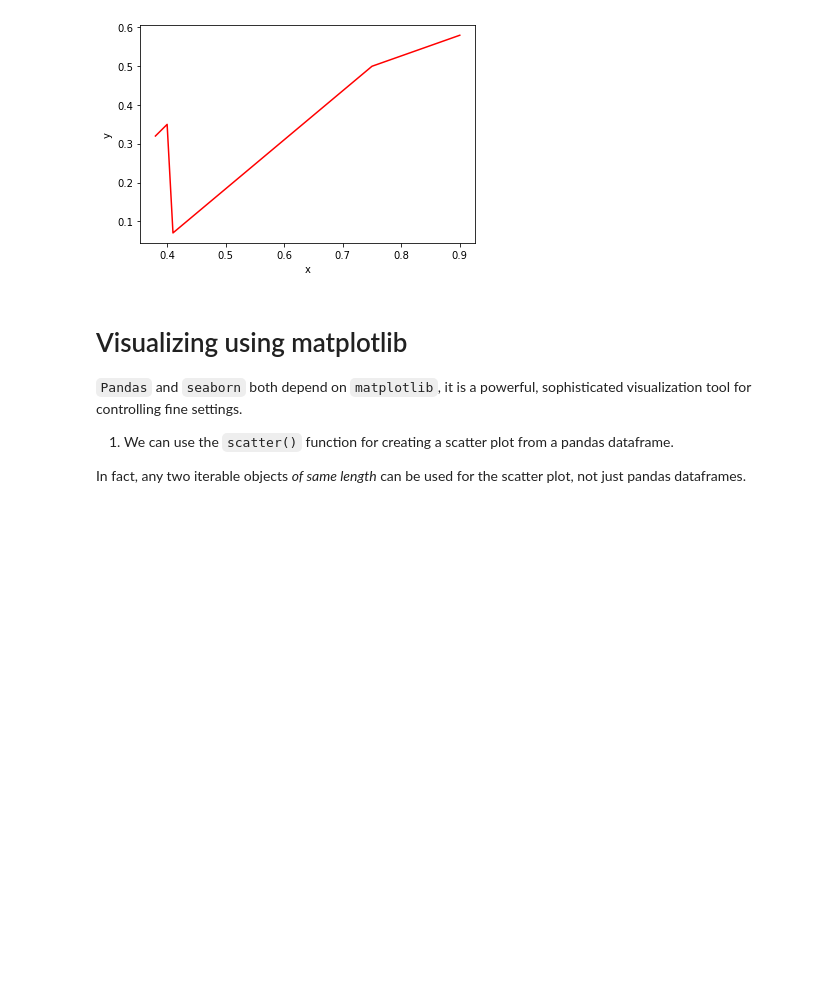
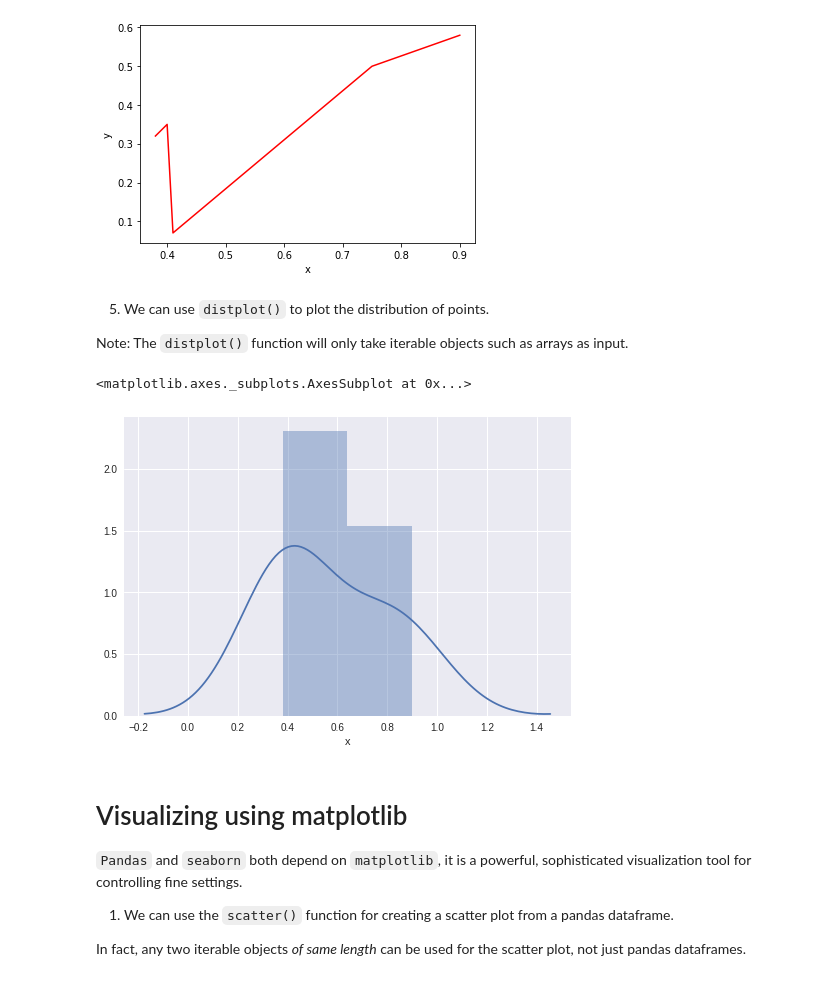
Before and after one commit to MJimitater/epistomology, a Jupyter notebook: visualization.ipynb, the cells around one changed output. Saved outputs shown, nothing was run; the diff lists cells and outputs as text; code cells hidden in the pictures; blank space fills up the shorter version.

Commit message:
added lines and distribution plots

```diff
--- a/visualization.ipynb
+++ b/visualization.ipynb
@@ -89,6 +89,15 @@ sns.lineplot(x='x', y='y', data=data, color='r')
 # %% [output]
 <matplotlib.axes._subplots.AxesSubplot at 0x...>
 [figure]
+# %% [markdown]
+5. We can use `distplot()` to plot the distribution of points.
+
+Note: The `distplot()` function will only take iterable objects such as arrays as input.
+# %%
+sns.distplot(data['x'])
+# %% [output]
+<matplotlib.axes._subplots.AxesSubplot at 0x...>
+[figure, added]
 # %% [markdown]
 # Visualizing using matplotlib
 
```
Also changed, not shown: parts of 3 cells of this notebook.
